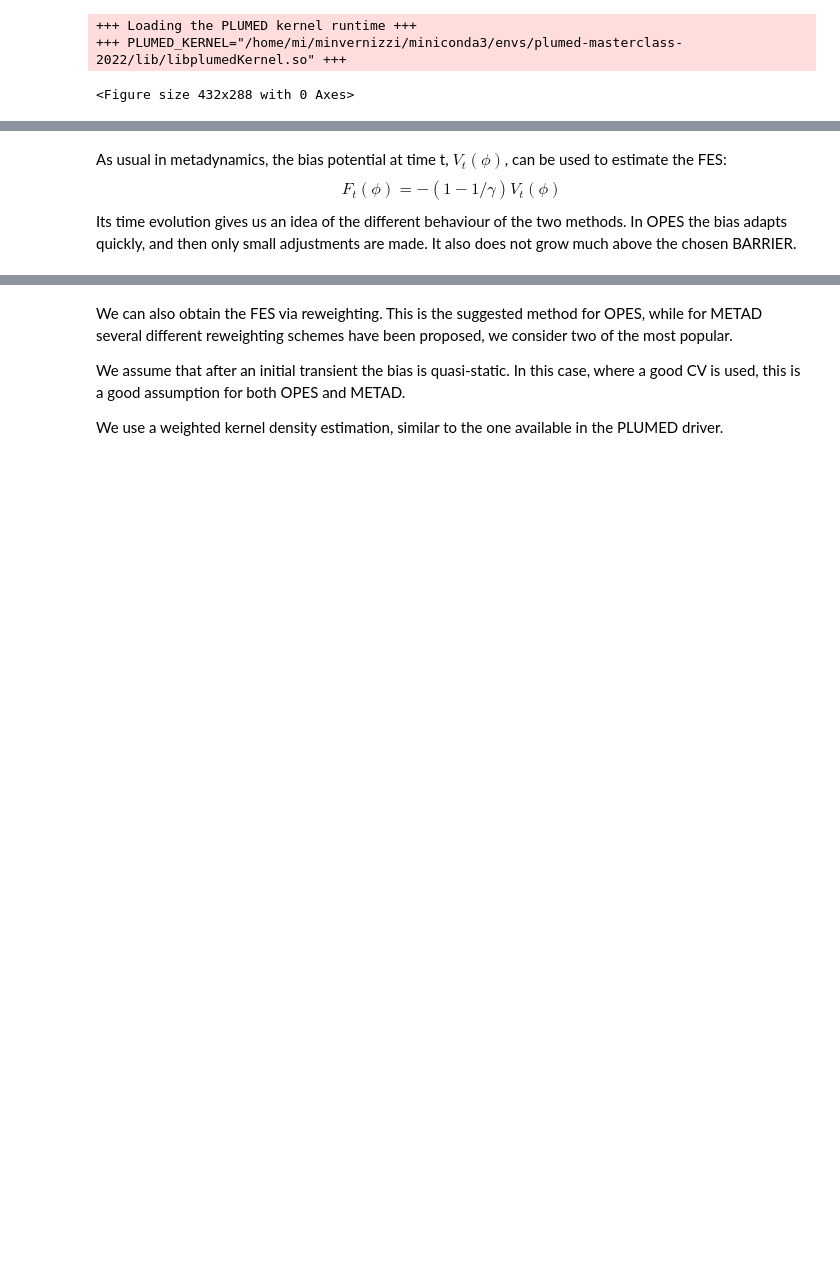
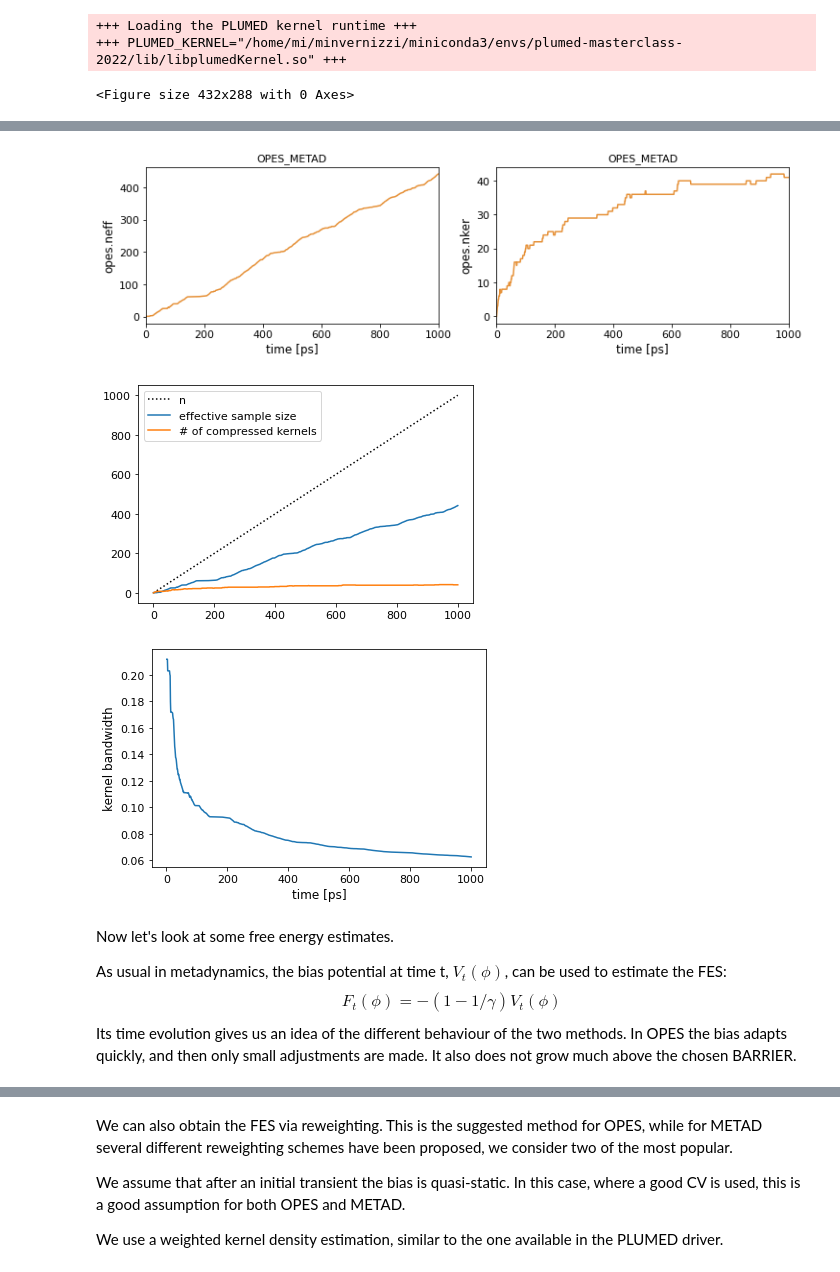
Before and after one commit to invemichele/masterclass-22-03, a Jupyter notebook: notebooks/2-opes_metad.ipynb, the cells around one changed output, grey strips where cells are left out. Cells and saved outputs as stored; diff of their text form; code cells hidden in the pictures; blank space fills up the shorter version.

```diff
--- a/notebooks/2-opes_metad.ipynb
+++ b/notebooks/2-opes_metad.ipynb
@@ -117,4 +118,25 @@ plt.show()
+# %%
+#some extra information about the OPES run
+plot_two_cvs('opes', 'opes.neff', 'opes.nker', '-')
+
+plt.plot(colvars['opes']['time'], colvars['opes']['time'], ':k', label='n')
+plt.plot(colvars['opes']['time'], colvars['opes']['opes.neff'], label='effective sample size')
+plt.plot(colvars['opes']['time'], colvars['opes']['opes.nker'], label='# of compressed kernels')
+plt.legend()
+plt.show()
+
+kernels = plumed.read_as_pandas(folder_%'opes'+'KERNELS')
+plt.plot(kernels['time'], kernels['sigma_phi'])
+plt.xlabel('time [ps]')
+plt.ylabel('kernel bandwidth')
+plt.show()
+# %% [output]
+[figure, added]
+[figure, added]
+[figure, added]
 # %% [markdown]
+Now let's look at some free energy estimates.
+
 As usual in metadynamics, the bias potential at time t, $V_t(\phi)$, can be used to estimate the FES:
 $$F_t(\phi)=-(1-1/\gamma)V_t(\phi)$$
 Its time evolution gives us an idea of the different behaviour of the two methods. In OPES the bias adapts quickly, and then only small adjustments are made. It also does not grow much above the chosen BARRIER.
```
Also changed, not shown: parts of 17 cells of this notebook, 1 other file.
